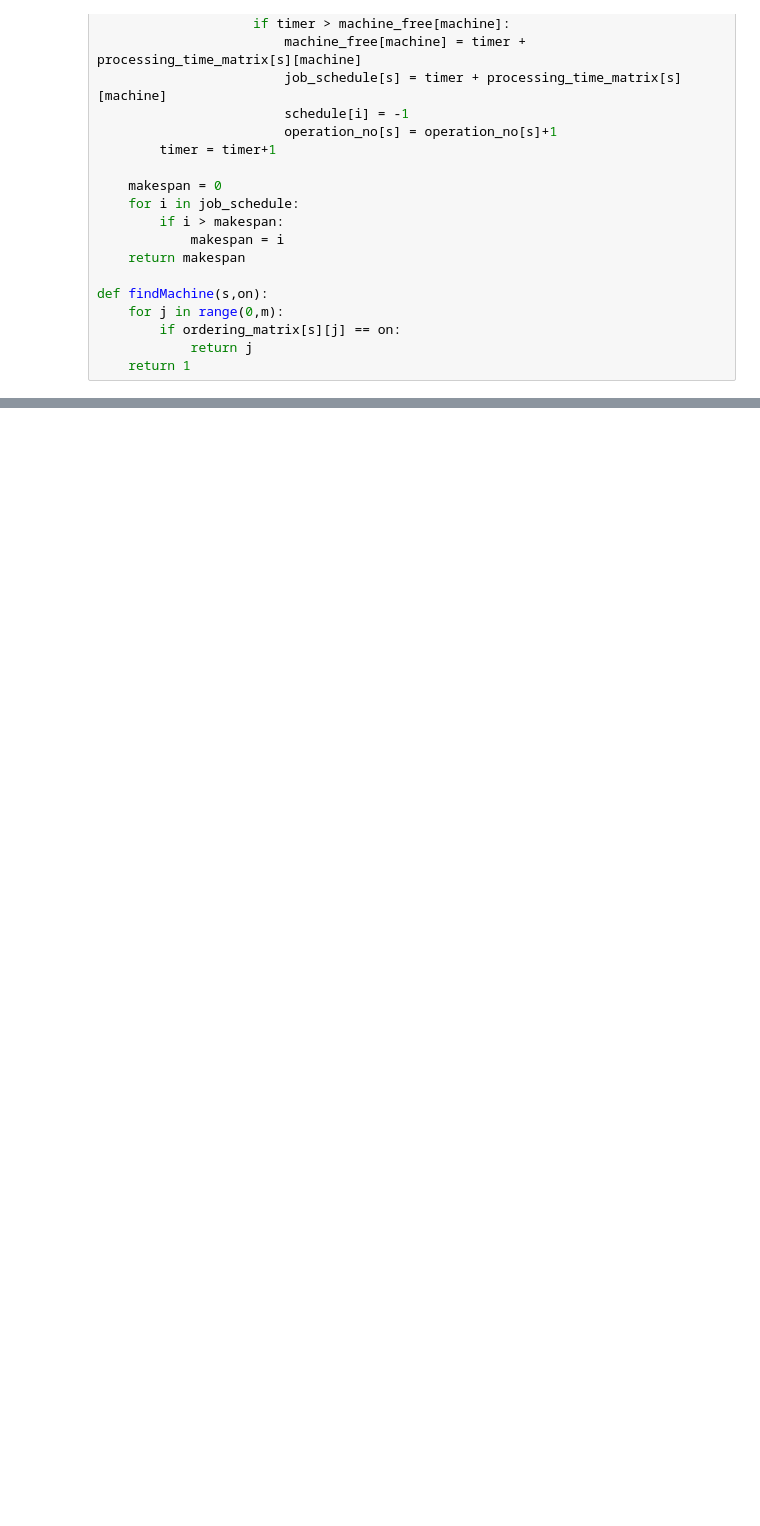
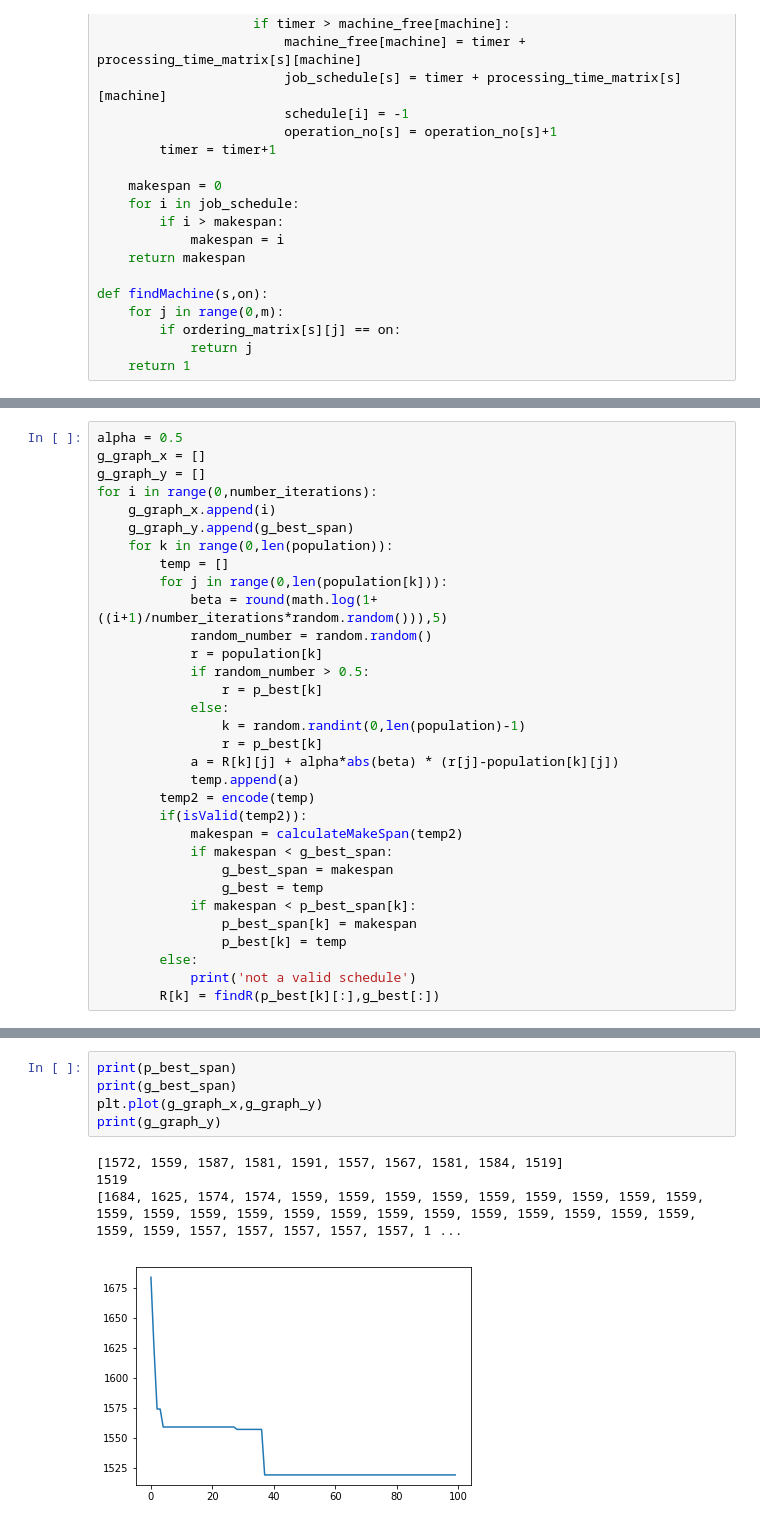
Before and after one commit to divsharma-usc/SJJP-Optimization, a Jupyter notebook: pso/PSO.ipynb, the cells around one changed output, grey strips where cells are left out. Cells and saved outputs as stored; diff of their text form; blank space fills up the shorter version.

```diff
--- a/pso/PSO.ipynb
+++ b/pso/PSO.ipynb
@@ -234,0 +248,32 @@ plt.show()
+# %%
+alpha = 0.5
+g_graph_x = []
+g_graph_y = []
+for i in range(0,number_iterations):
+    g_graph_x.append(i)
+    g_graph_y.append(g_best_span)
+    for k in range(0,len(population)):
+        temp = []
+        for j in range(0,len(population[k])):
+            beta = round(math.log(1+((i+1)/number_iterations*random.random())),5)
+            random_number = random.random()
+            r = population[k]
+            if random_number > 0.5:
+                r = p_best[k]
+            else:
+                k = random.randint(0,len(population)-1)
+                r = p_best[k]
+            a = R[k][j] + alpha*abs(beta) * (r[j]-population[k][j])
+            temp.append(a)
+        temp2 = encode(temp)
+        if(isValid(temp2)):
+            makespan = calculateMakeSpan(temp2)
+            if makespan < g_best_span:
+                g_best_span = makespan
+                g_best = temp
+            if makespan < p_best_span[k]:
+                p_best_span[k] = makespan
+                p_best[k] = temp
+        else:
+            print('not a valid schedule')
+        R[k] = findR(p_best[k][:],g_best[:])
@@ -234,0 +290,10 @@ plt.show()
+# %%
+print(p_best_span)
+print(g_best_span)
+plt.plot(g_graph_x,g_graph_y)
+print(g_graph_y)
+# %% [output]
+[1572, 1559, 1587, 1581, 1591, 1557, 1567, 1581, 1584, 1519]
+1519
+[1684, 1625, 1574, 1574, 1559, 1559, 1559, 1559, 1559, 1559, 1559, 1559, 1559, 1559, 1559, 1559, 1559, 1559, 1559, 1559, 1559, 1559, 1559, 1559, 1559, 1559, 1559, 1559, 1557, 1557, 1557, 1557, 1557, 1 ...
+[figure, added]
```
Also changed, not shown: parts of 6 cells of this notebook.
